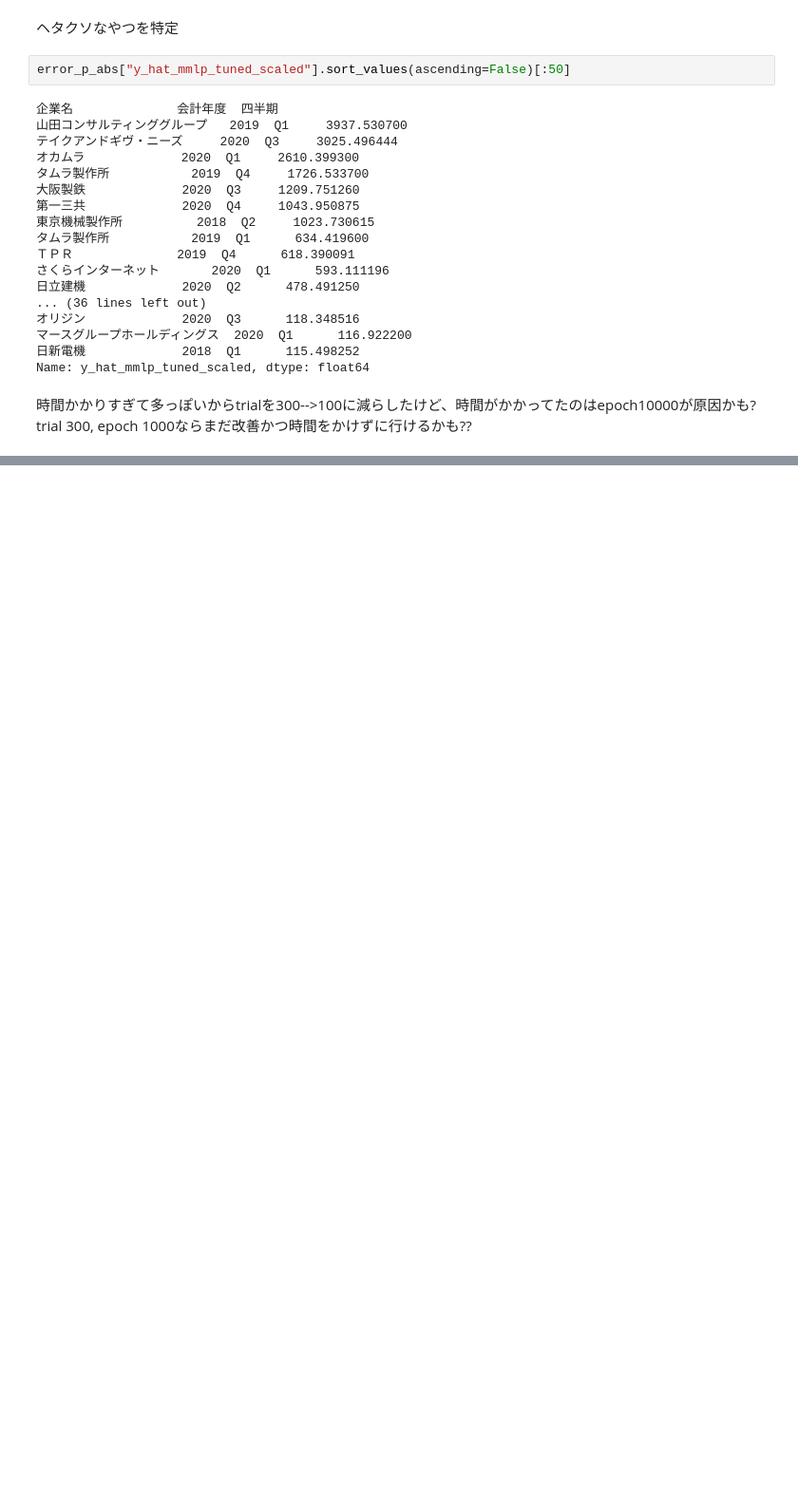
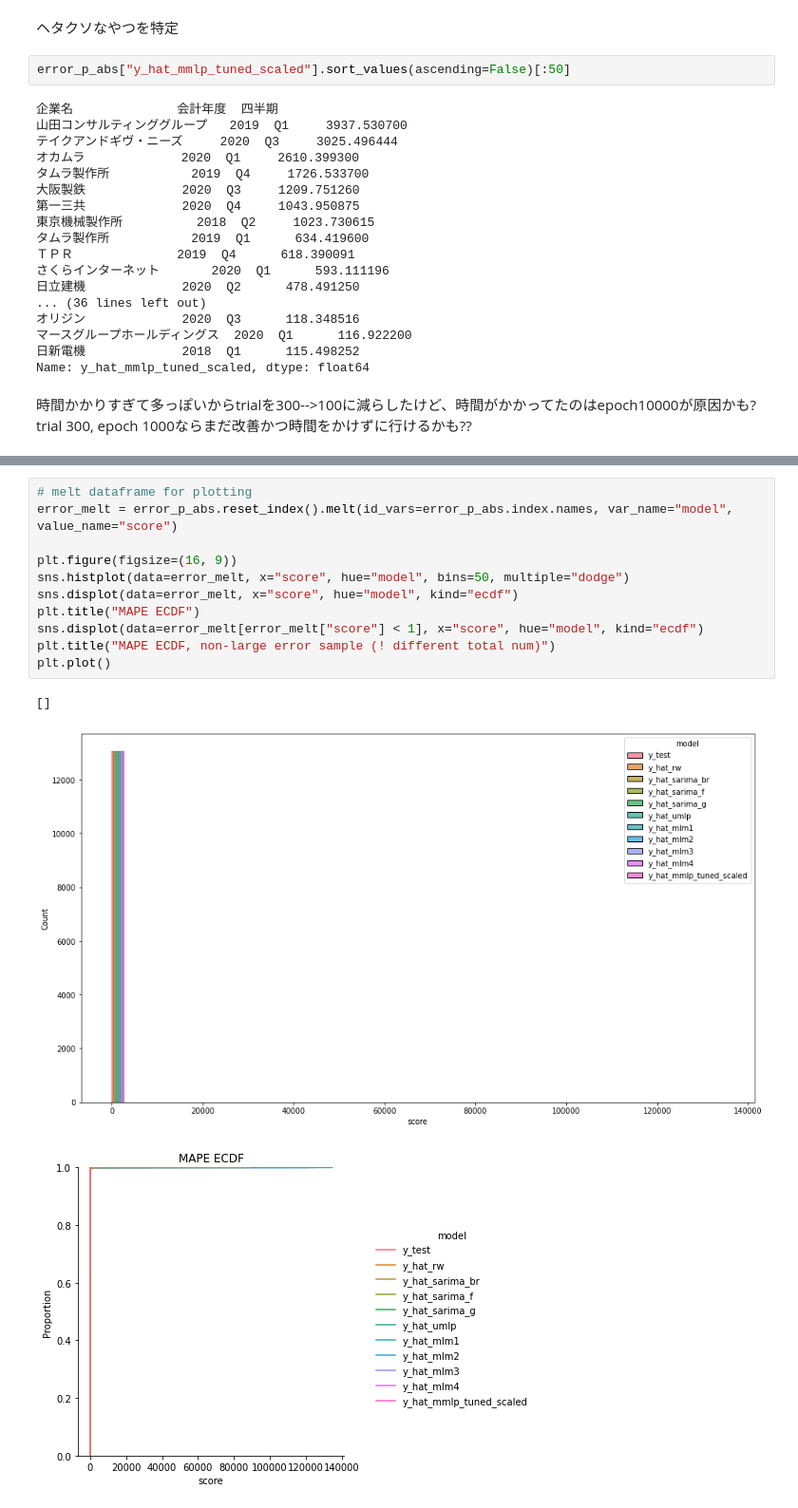
Before and after one commit to hessihan/eps_foracasting, a Jupyter notebook: notebooks/check_result_0911.ipynb, the cells around one changed output, grey strips where cells are left out. Shown at 95% size. Cells and saved outputs as stored; diff of their text form; blank space fills up the shorter version.

```diff
--- a/notebooks/check_result_0911.ipynb
+++ b/notebooks/check_result_0911.ipynb
@@ -268,0 +467,15 @@ trial 300, epoch 1000ならまだ改善かつ時間をかけずに行けるか
+# %%
+# melt dataframe for plotting
+error_melt = error_p_abs.reset_index().melt(id_vars=error_p_abs.index.names, var_name="model", value_name="score")
+
+plt.figure(figsize=(16, 9))
+sns.histplot(data=error_melt, x="score", hue="model", bins=50, multiple="dodge")
+sns.displot(data=error_melt, x="score", hue="model", kind="ecdf")
+plt.title("MAPE ECDF")
+sns.displot(data=error_melt[error_melt["score"] < 1], x="score", hue="model", kind="ecdf")
+plt.title("MAPE ECDF, non-large error sample (! different total num)")
+plt.plot()
+# %% [output]
+[]
+[figure, added]
+[figure, added]
```
Also changed, not shown: parts of 78 cells of this notebook, 22 other files.
